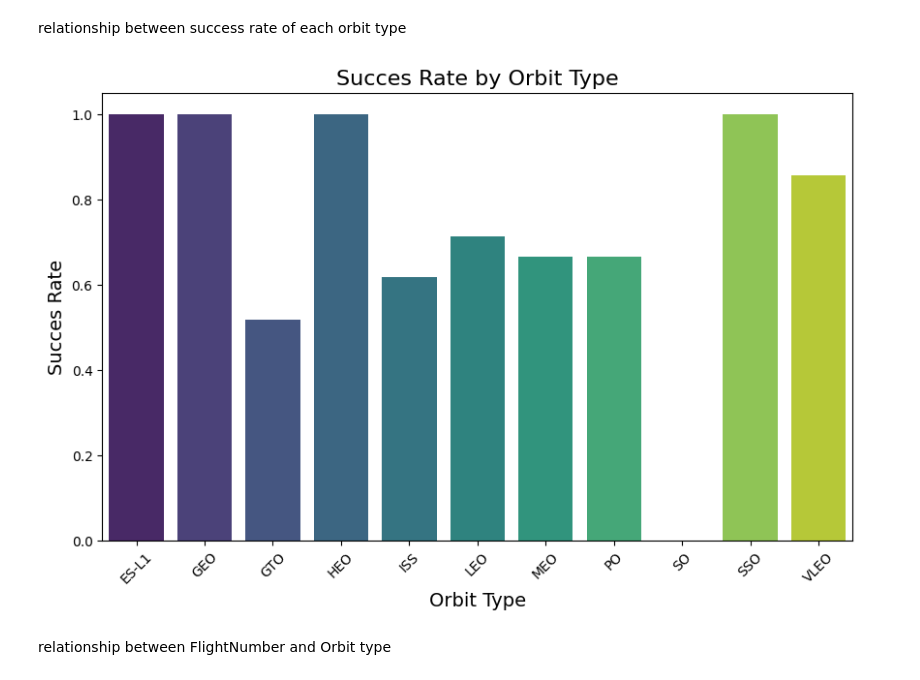
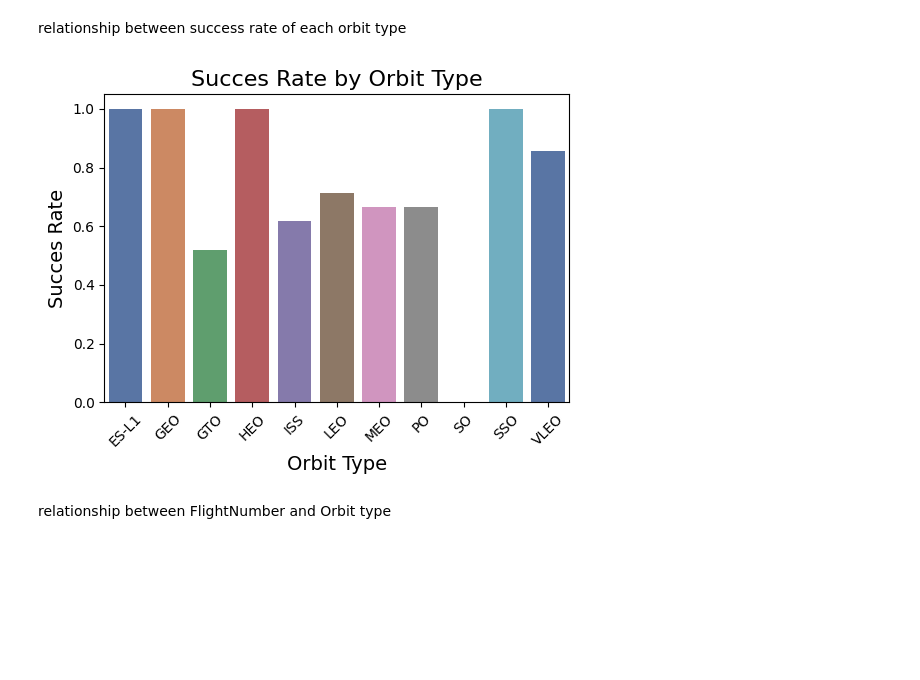
Before and after one commit to Gregory-lab-eng/SpaceX-Falcon-9-first-stage-Landing-Prediction, a Jupyter notebook: SpaceX_Falcon_9_first_stage_Landing_Prediction.ipynb, the cells around one changed output. Drawn from its saved outputs; the diff is of its cells as text; code cells hidden in the pictures; blank space fills up the shorter version.

```diff
--- a/SpaceX_Falcon_9_first_stage_Landing_Prediction.ipynb
+++ b/SpaceX_Falcon_9_first_stage_Landing_Prediction.ipynb
@@ -502,18 +502,18 @@ relationship between success rate of each orbit type
 # %%
 orbitdf = data_falcon9.groupby("Orbit")['landing_class'].mean()
 orbitdf = orbitdf.to_frame().reset_index()
 
-plt.figure(figsize=(10,6))
-sns.barplot(x="Orbit", y='landing_class', hue="Orbit", data=orbitdf, palette="viridis", legend=False)
+plt.figure(figsize=(6,4))
+sns.barplot(x="Orbit", y='landing_class', hue="Orbit", data=orbitdf, palette="deep", legend=False)
 
 plt.xlabel("Orbit Type", fontsize=14)
 plt.ylabel("Succes Rate", fontsize=14)
 plt.title("Succes Rate by Orbit Type", fontsize=16)
 
 plt.xticks(rotation=45)
 plt.show()
 # %% [output]
-[figure, old version]
+[figure, new version]
 # %% [markdown]
 relationship between FlightNumber and Orbit type
 # %%
```
